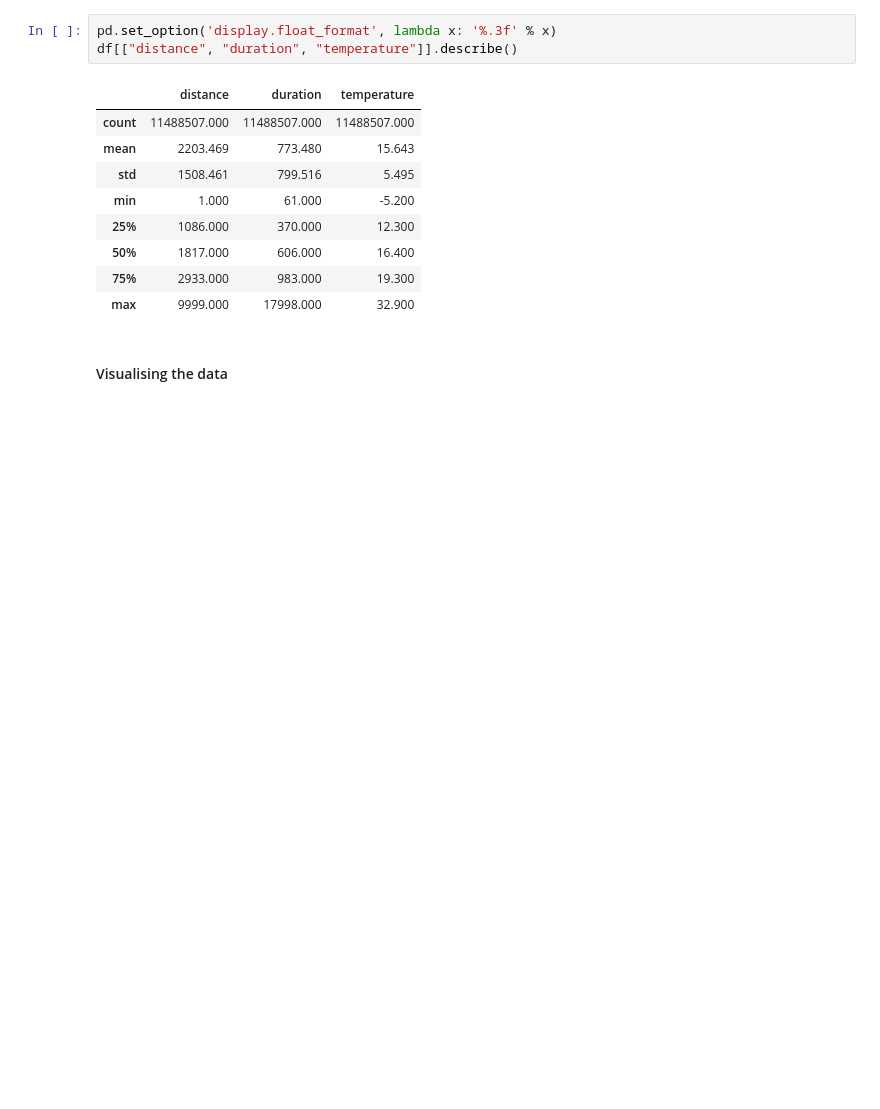
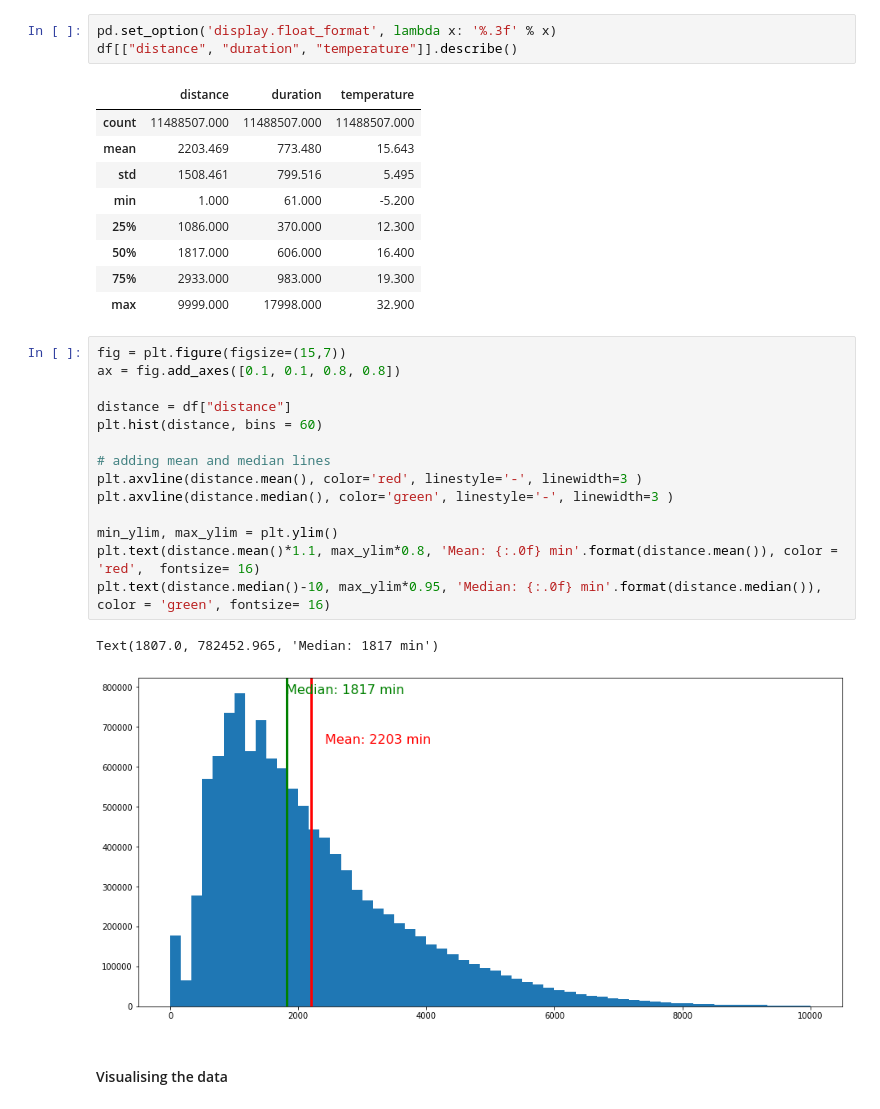
Before and after one commit to kelvinpurdom/HelsinkiCityBikes, a Jupyter notebook: notebooks/HelsinkiCityBikes.ipynb, the cells around one changed output. Cells and saved outputs as stored; diff of their text form; blank space fills up the shorter version.

Commit message:
added distance vis

```diff
--- a/notebooks/HelsinkiCityBikes.ipynb
+++ b/notebooks/HelsinkiCityBikes.ipynb
@@ -116,6 +116,23 @@ df[["distance", "duration", "temperature"]].describe()
 | 50% | 1817.000 | 606.000 | 16.400 |
 | 75% | 2933.000 | 983.000 | 19.300 |
 | max | 9999.000 | 17998.000 | 32.900 |
+# %%
+fig = plt.figure(figsize=(15,7))
+ax = fig.add_axes([0.1, 0.1, 0.8, 0.8])
+
+distance = df["distance"]
+plt.hist(distance, bins = 60)
+
+# adding mean and median lines
+plt.axvline(distance.mean(), color='red', linestyle='-', linewidth=3 )
+plt.axvline(distance.median(), color='green', linestyle='-', linewidth=3 )
+
+min_ylim, max_ylim = plt.ylim()
+plt.text(distance.mean()*1.1, max_ylim*0.8, 'Mean: {:.0f} min'.format(distance.mean()), color = 'red',  fontsize= 16)
+plt.text(distance.median()-10, max_ylim*0.95, 'Median: {:.0f} min'.format(distance.median()), color = 'green', fontsize= 16)
+# %% [output]
+Text(1807.0, 782452.965, 'Median: 1817 min')
+[figure, added]
 # %% [markdown]
 #### Visualising the data
 # %%
```
Also changed, not shown: parts of 2 cells of this notebook.
